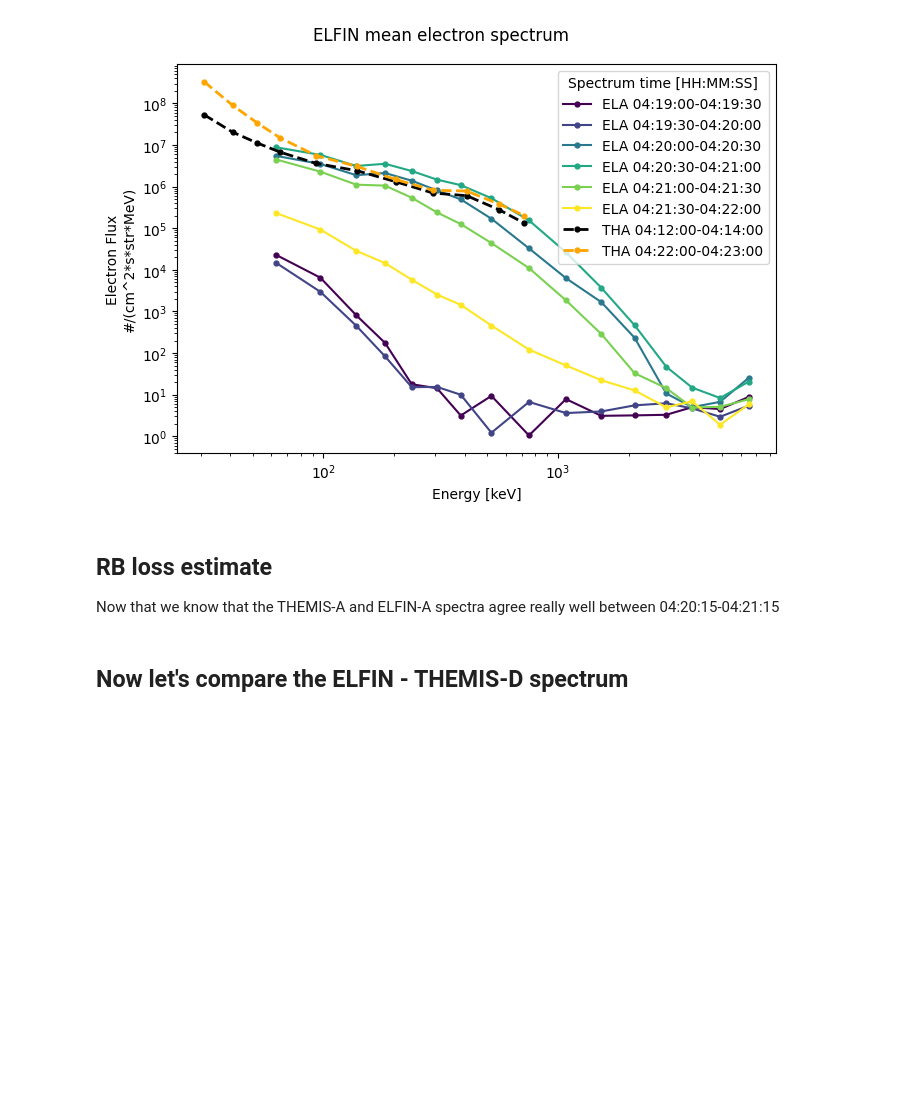
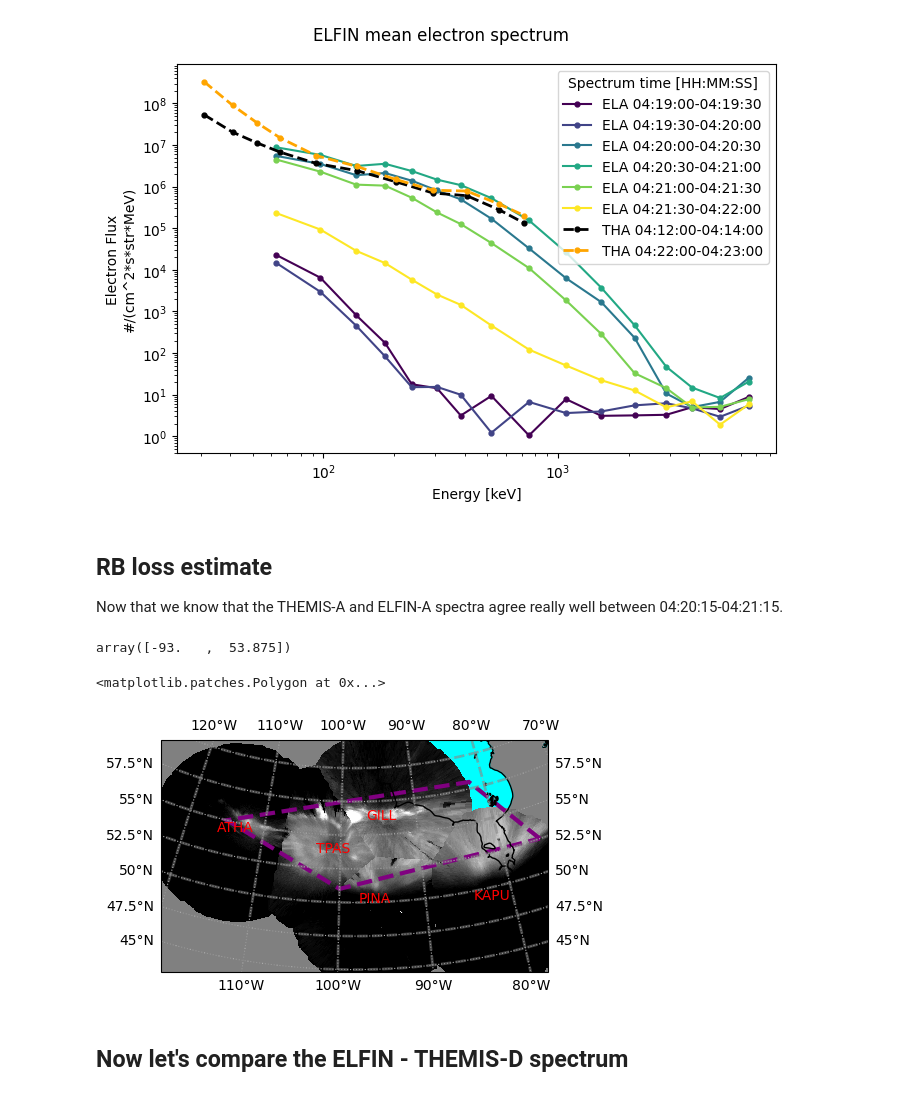
Before and after one commit to mshumko/elfinasi, a Jupyter notebook: src/20220904_substorm_study/misc/themis_elfin_spectra.ipynb, the cells around one changed output. Saved outputs shown, nothing was run; the diff lists cells and outputs as text; code cells hidden in the pictures; blank space fills up the shorter version.

Commit message:
Added the aurora area calculation.

```diff
--- a/src/20220904_substorm_study/misc/themis_elfin_spectra.ipynb
+++ b/src/20220904_substorm_study/misc/themis_elfin_spectra.ipynb
@@ -334,4 +341,4 @@ plt.tight_layout()
 # %% [markdown]
 ## RB loss estimate
 
-Now that we know that the THEMIS-A and ELFIN-A spectra agree really well between 04:20:15-04:21:15
+Now that we know that the THEMIS-A and ELFIN-A spectra agree really well between 04:20:15-04:21:15.
@@ -337,0 +350,57 @@ Now that we know that the THEMIS-A and ELFIN-A spectra agree really well between
+# %%
+np.array(area_vertices).mean(axis=0)
+# %% [output]
+array([-93.   ,  53.875])
+# %%
+area_vertices = [
+    (-115, 55), (-82, 57), (-75, 52.5), (-100, 51)
+]
+central_lonlat = np.mean(area_vertices, axis=0)
+poly_lonlat = shapely.geometry.Polygon(area_vertices)
+src_crs = ccrs.PlateCarree()
+tgt_crs = ccrs.AlbersEqualArea(
+    central_longitude=central_lonlat[0],
+    central_latitude=central_lonlat[1]
+    )
+
+# 3. Transform the geometry coordinates to the target projection
+poly_projected = tgt_crs.project_geometry(poly_lonlat, src_crs)
+
+# 4. Extract the area (returned in square meters)
+area_sq_meters = poly_projected.area
+area_sq_km = area_sq_meters / 1e6
+# %%
+center = (
+    np.mean(asis.lon_bounds), np.mean(asis.lat_bounds)
+)
+projection = ccrs.Orthographic(
+    central_longitude=center[0],
+    central_latitude=center[1]
+)
+fig = plt.figure(figsize=(5, 5))
+ax = fig.add_subplot(projection=projection)
+ax.add_feature(cfeature.LAND, color='grey')
+ax.add_feature(cfeature.OCEAN, color='cyan')
+ax.add_feature(cfeature.COASTLINE, edgecolor='k')
+ax.gridlines(linestyle=':')
+ax.set_global()
+ax.set_extent(
+    (center[0]-20, center[0]+20, center[1]-10, center[1]+8),
+    crs=ccrs.PlateCarree()
+    )
+
+gl = ax.gridlines(
+    crs=ccrs.PlateCarree(), draw_labels=True,
+    linewidth=2, color='gray', alpha=0.5, linestyle='--'
+    )
+
+asis.plot_map(ax=ax, color_bounds=asis.imagers[0].auto_color_bounds())
+
+shape = matplotlib.patches.Polygon(
+    area_vertices, closed=True, facecolor='None', edgecolor='purple', lw=3, ls='--',
+    transform=ccrs.Geodetic()
+    )
+ax.add_patch(shape)
+# %% [output]
+<matplotlib.patches.Polygon at 0x...>
+[figure, added]
```
Also changed, not shown: parts of 4 cells of this notebook.
